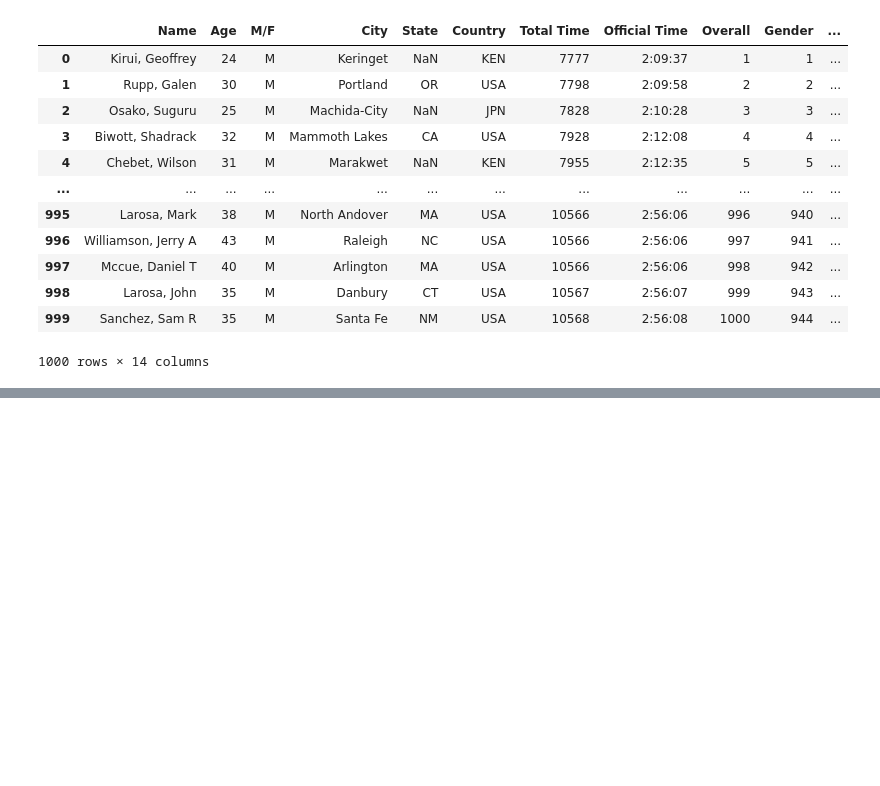
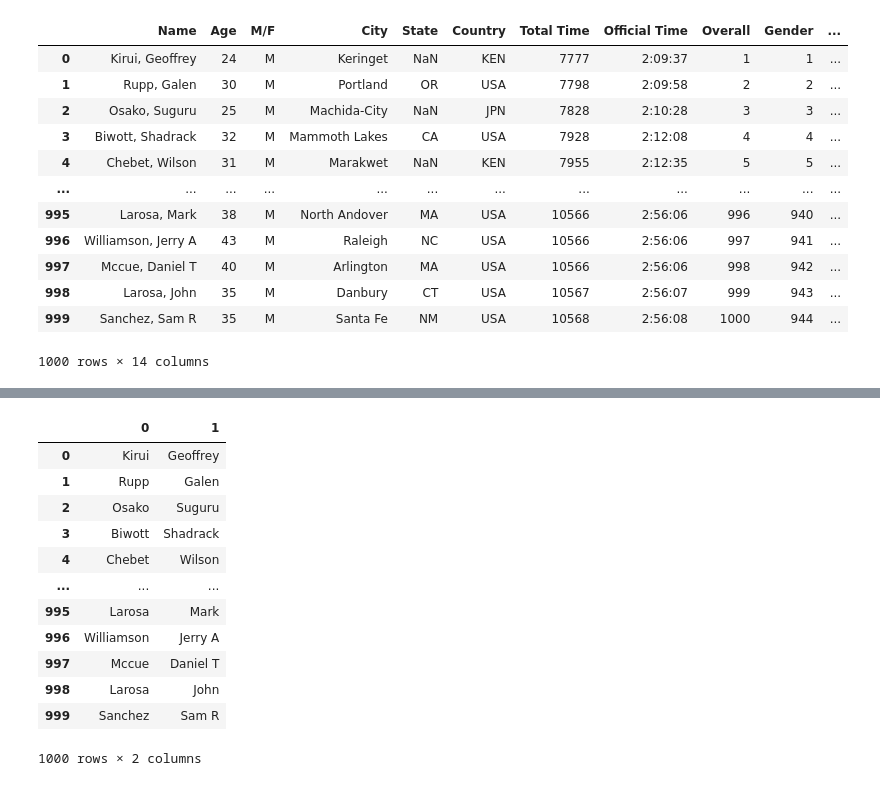
Before and after one commit to junio-firmino/Aprendizado_python, a Jupyter notebook: boston.ipynb, the cells around one changed output, grey strips where cells are left out. Drawn from its saved outputs; the diff is of its cells as text; code cells hidden in the pictures; blank space fills up the shorter version.

```diff
--- a/boston.ipynb
+++ b/boston.ipynb
@@ -188,0 +211,16 @@ boston
+# %%
+boston.Name.str.split(',', expand=True)
+# %% [output]
+|  | 0 | 1 |
+| 0 | Kirui | Geoffrey |
+| 1 | Rupp | Galen |
+| 2 | Osako | Suguru |
+| 3 | Biwott | Shadrack |
+| 4 | Chebet | Wilson |
+| ... | ... | ... |
+| 995 | Larosa | Mark |
+| 996 | Williamson | Jerry A |
+| 997 | Mccue | Daniel T |
+| 998 | Larosa | John |
+| 999 | Sanchez | Sam R |
+1000 rows × 2 columns
```
Also changed, not shown: parts of 11 cells of this notebook.
